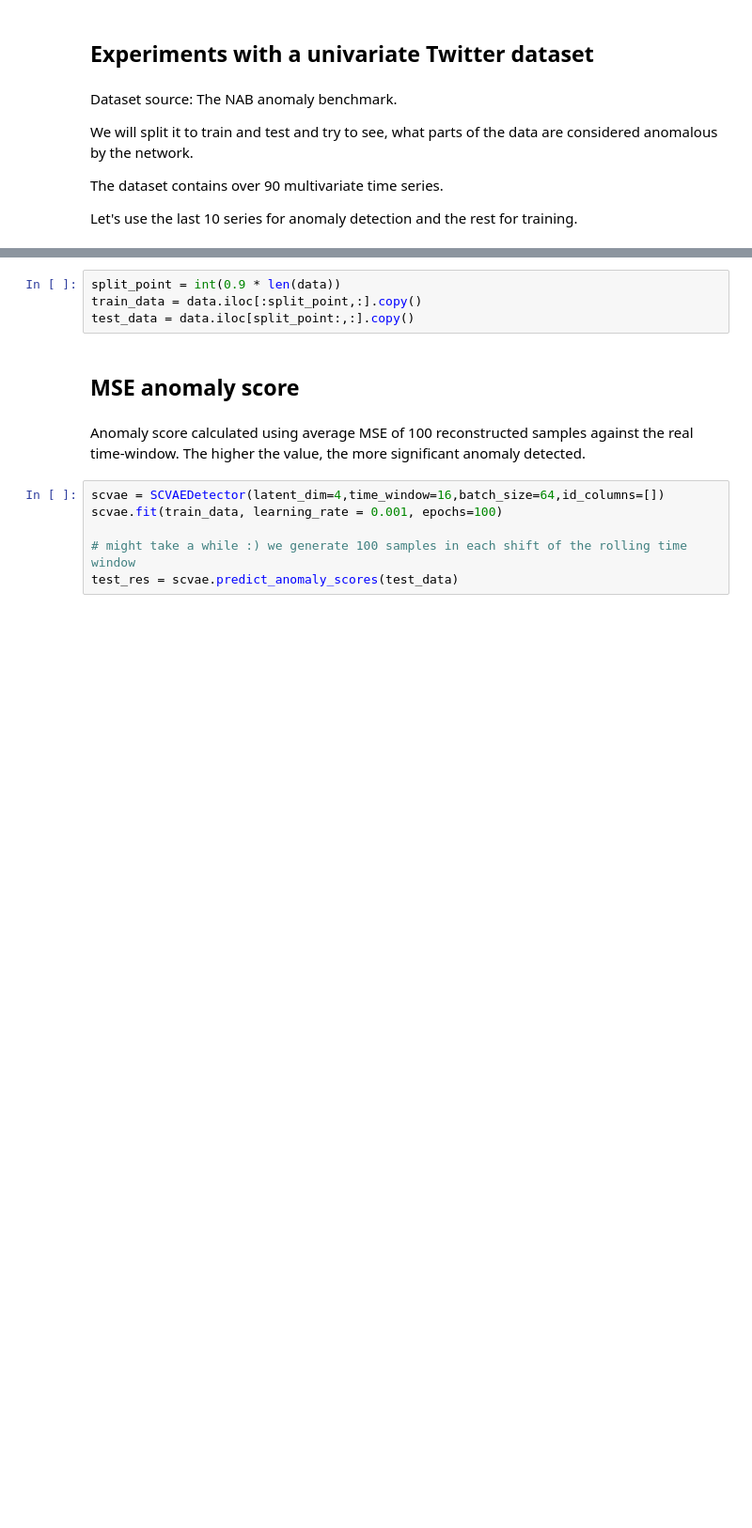
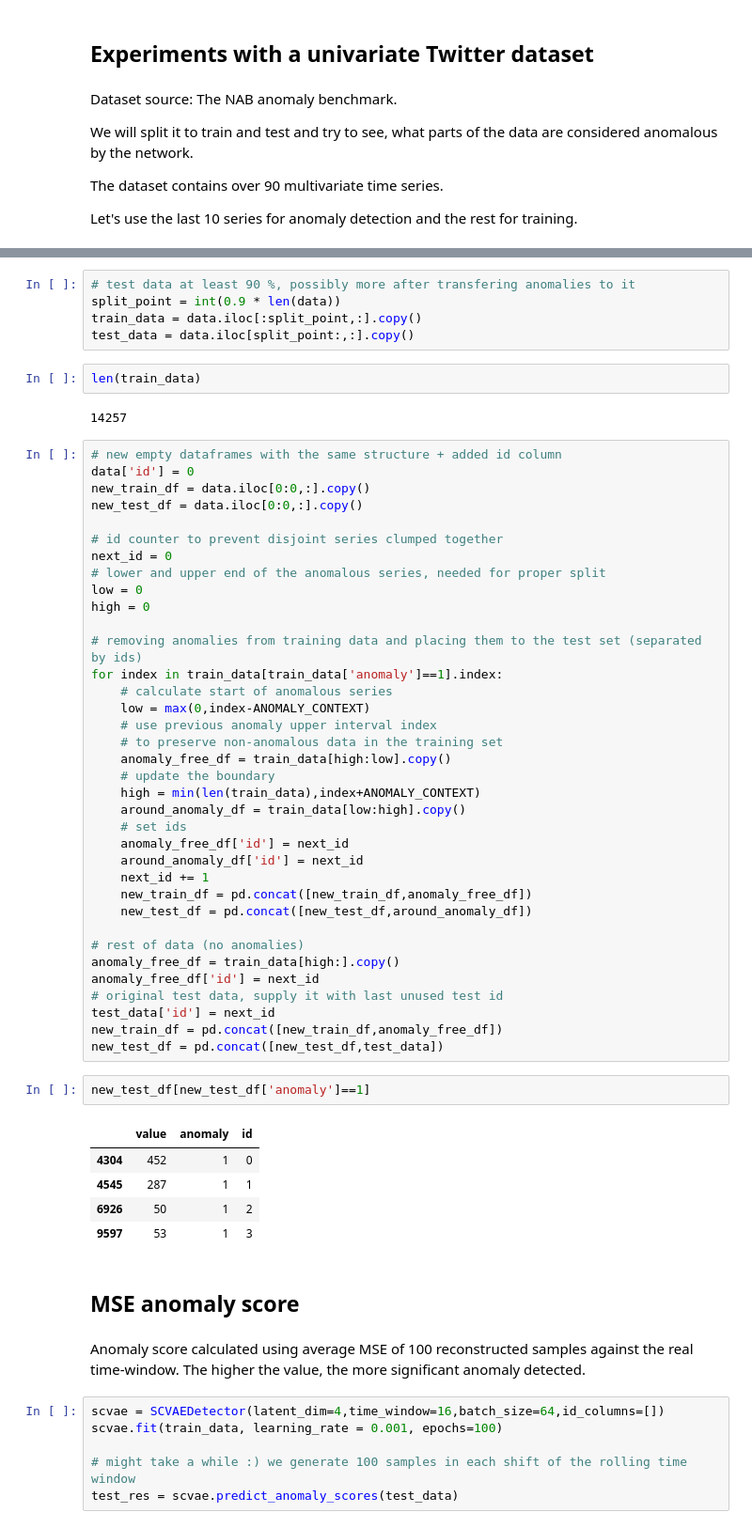
Before and after one commit to nulam/Squeezed-Convolutional-VAE-for-anomaly-detection, a Jupyter notebook: time_series_anomaly_detection/univariate_twitter_data_experiments.ipynb, the cells around one changed output, grey strips where cells are left out. Shown: that part at 94% size. Saved outputs shown, nothing was run; the diff lists cells and outputs as text; blank space fills up the shorter version.

```diff
--- a/time_series_anomaly_detection/univariate_twitter_data_experiments.ipynb
+++ b/time_series_anomaly_detection/univariate_twitter_data_experiments.ipynb
@@ -26,7 +66,56 @@ data, _ = load_twitter_dataset()
 # %%
+# test data at least 90 %, possibly more after transfering anomalies to it
 split_point = int(0.9 * len(data))
 train_data = data.iloc[:split_point,:].copy()
 test_data = data.iloc[split_point:,:].copy()
+# %%
+len(train_data)
+# %% [output]
+14257
+# %%
+# new empty dataframes with the same structure + added id column
+data['id'] = 0
+new_train_df = data.iloc[0:0,:].copy()
+new_test_df = data.iloc[0:0,:].copy()
+
+# id counter to prevent disjoint series clumped together
+next_id = 0
+# lower and upper end of the anomalous series, needed for proper split
+low = 0
+high = 0
+
+# removing anomalies from training data and placing them to the test set (separated by ids)
+for index in train_data[train_data['anomaly']==1].index:
+    # calculate start of anomalous series
+    low = max(0,index-ANOMALY_CONTEXT)
+    # use previous anomaly upper interval index
+    # to preserve non-anomalous data in the training set
+    anomaly_free_df = train_data[high:low].copy()
+    # update the boundary
+    high = min(len(train_data),index+ANOMALY_CONTEXT)
+    around_anomaly_df = train_data[low:high].copy()
+    # set ids
+    anomaly_free_df['id'] = next_id
+    around_anomaly_df['id'] = next_id
+    next_id += 1
+    new_train_df = pd.concat([new_train_df,anomaly_free_df])
+    new_test_df = pd.concat([new_test_df,around_anomaly_df])
+
+# rest of data (no anomalies)
+anomaly_free_df = train_data[high:].copy()
+anomaly_free_df['id'] = next_id
+# original test data, supply it with last unused test id
+test_data['id'] = next_id
+new_train_df = pd.concat([new_train_df,anomaly_free_df])
+new_test_df = pd.concat([new_test_df,test_data])
+# %%
+new_test_df[new_test_df['anomaly']==1]
+# %% [output]
+|  | value | anomaly | id |
+| 4304 | 452 | 1 | 0 |
+| 4545 | 287 | 1 | 1 |
+| 6926 | 50 | 1 | 2 |
+| 9597 | 53 | 1 | 3 |
 # %% [markdown]
 ## MSE anomaly score
 # %% [markdown]
```
Also changed, not shown: parts of 7 cells of this notebook.
